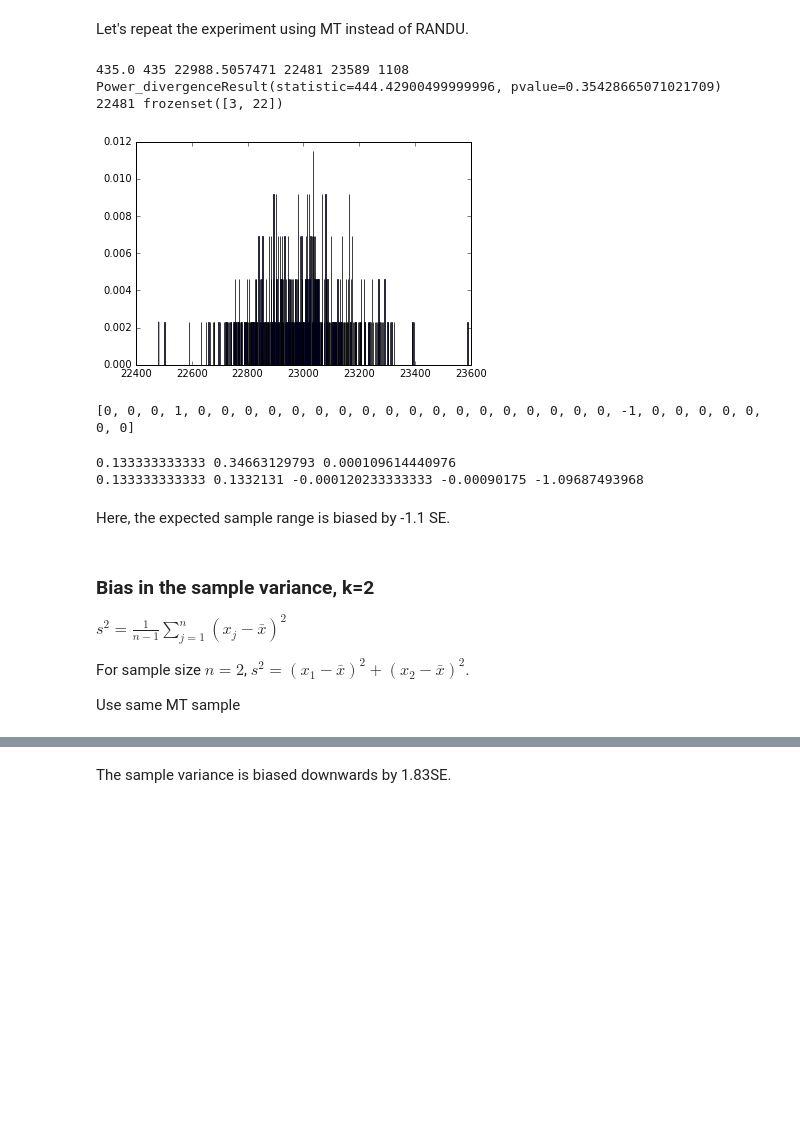
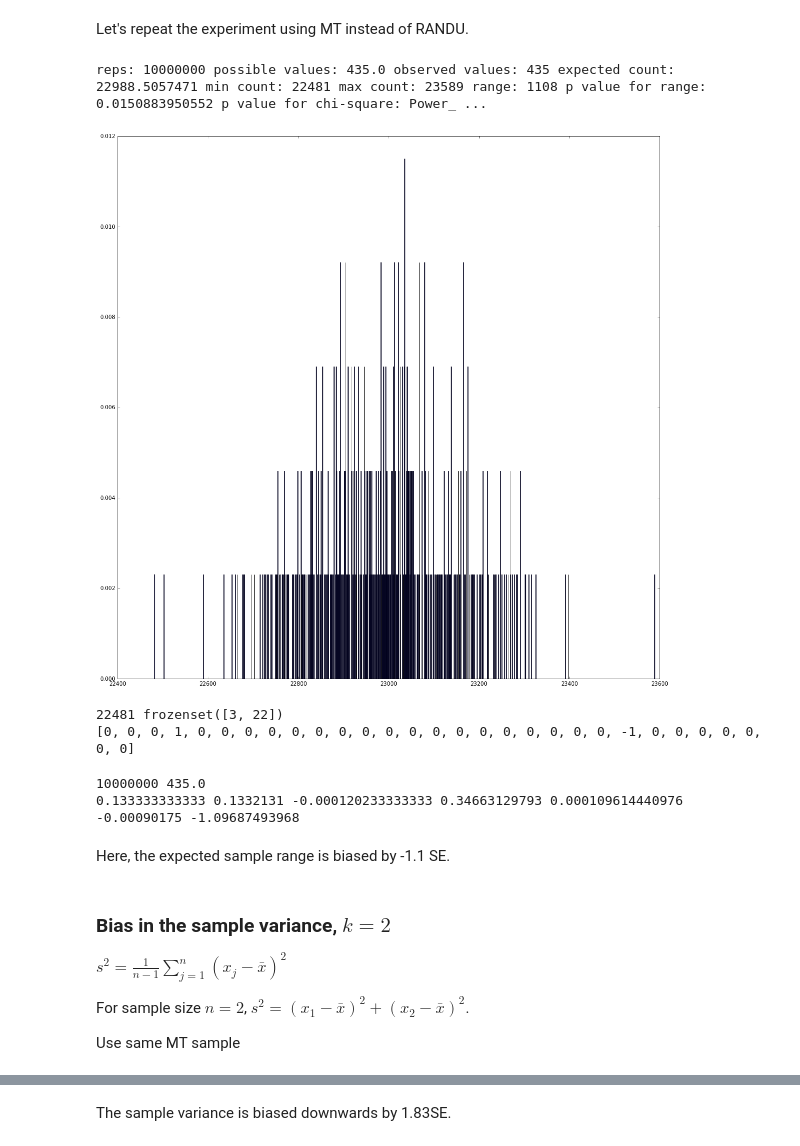
Before and after one commit to pbstark/pseudorandom, a Jupyter notebook: sample_counter.ipynb, the cells around one changed output, grey strips where cells are left out. Saved outputs shown, nothing was run; the diff lists cells and outputs as text; code cells hidden in the pictures; blank space fills up the shorter version.

```diff
--- a/sample_counter.ipynb
+++ b/sample_counter.ipynb
@@ -1039,12 +1011,0 @@ for i in xrange(reps):
-# %%
-maxct = np.amax(uniqueSamples.values())
-minct = np.amin(uniqueSamples.values())
-vals = sp.special.binom(n,k)
-obsVals = len(uniqueSamples)
-eCt = reps/vals
-print vals, obsVals, eCt, minct, maxct, maxct-minct
-print sp.stats.chisquare(uniqueSamples.values(), axis=None)
-ns, bins, patches = plt.hist(uniqueSamples.values(), maxct-minct+1, normed=1, facecolor='blue', alpha=0.75)
-plt.rcParams['figure.figsize'] = (18.0, 18.0)
-minFreq = np.argmin(uniqueSamples.values())
-print uniqueSamples.values()[minFreq], uniqueSamples.keys()[minFreq]
@@ -1096,44 +1054,33 @@ Let's repeat the experiment using MT instead of RANDU.
 # Mersenne Twister
 mtg = Random(1234567890) # set seed of MT
 
+n=30
+k=2
 reps = int(10**7)
 
-n = 30
-k = 2
-
-uniqueSamples = dict()
-
-for i in xrange(reps):
-    sam = frozenset(PIKK(n, k, mtg))
-    if sam in uniqueSamples:
-        uniqueSamples[sam] += 1
-    else:
-        uniqueSamples[sam] = 1
+uniqueSamplesMT = tallySamples(n, k, mtg, reps)
 # %%
-maxct = np.amax(uniqueSamples.values())
-minct = np.amin(uniqueSamples.values())
-vals = sp.special.binom(n,k)
-obsVals = len(uniqueSamples)
-eCt = reps/vals
-print vals, obsVals, eCt, minct, maxct, maxct-minct
-print sp.stats.chisquare(uniqueSamples.values(), axis=None)
-ns, bins, patches = plt.hist(uniqueSamples.values(), maxct-minct+1, normed=1, facecolor='blue', alpha=0.75)
+[reps2, vals, obsVals, ect, maxct, minct, rangect, pvalueRange, pvalueChi2] =\
+    summarizeSams(uniqueSamplesMT.values(), n, k, verbose=True)
+
+ns, bins, patches = plt.hist(uniqueSamplesMT.values(), maxct-minct+1, normed=1, facecolor='blue', alpha=0.75)
 plt.rcParams['figure.figsize'] = (18.0, 18.0)
-minFreq = np.argmin(uniqueSamples.values())
-print uniqueSamples.values()[minFreq], uniqueSamples.keys()[minFreq]
 # %% [output]
-435.0 435 22988.5057471 22481 23589 1108
-Power_divergenceResult(statistic=444.42900499999996, pvalue=0.35428665071021709)
-22481 frozenset([3, 22])
+reps: 10000000 possible values: 435.0 observed values: 435 expected count: 22988.5057471 min count: 22481 max count: 23589 range: 1108 p value for range: 0.0150883950552 p value for chi-square: Power_ ...
-[figure, old version]
+[figure, new version]
 # %%
+minFreq = np.argmin(uniqueSamplesMT.values())
+print uniqueSamplesMT.values()[minFreq], uniqueSamplesMT.keys()[minFreq]
+
 x = [0]*n
 i = 0
-for k in uniqueSamples.keys()[minFreq]: # set extremes to +/-1
+for k in uniqueSamplesMT.keys()[minFreq]: # set extremes to +/-1
     x[k]= (-1)**i
     i = i+1
+
 print x
 # %% [output]
+22481 frozenset([3, 22])
 [0, 0, 0, 1, 0, 0, 0, 0, 0, 0, 0, 0, 0, 0, 0, 0, 0, 0, 0, 0, 0, 0, -1, 0, 0, 0, 0, 0, 0, 0]
 # %%
 # distribution of range:
@@ -1147,24 +1094,17 @@ seRange = math.sqrt(((2-eRange)**2 + 2*28*(1-eRange)**2 + 14*27*(0-eRange)**2)/v
 
 seMeanRange = seRange/math.sqrt(reps)
 
-print eRange, seRange, seMeanRange
+samRange = aveSamRange(uniqueSamplesMT)
 
-m = 0
-totCnt = 0
-for sam, cnt in uniqueSamples.items():
-    m += np.ptp([x[i] for i in sam])*cnt
-    totCnt += cnt
-
-samRange = m/totCnt
 diff = samRange-eRange
-print eRange, samRange, diff, diff/eRange, diff/seMeanRange
+print reps, vals, '\n', eRange, samRange, diff, seRange, seMeanRange, diff/eRange, diff/seMeanRange
 # %% [output]
-0.133333333333 0.34663129793 0.000109614440976
-0.133333333333 0.1332131 -0.000120233333333 -0.00090175 -1.09687493968
+10000000 435.0
+0.133333333333 0.1332131 -0.000120233333333 0.34663129793 0.000109614440976 -0.00090175 -1.09687493968
 # %% [markdown]
 Here, the expected sample range is biased by -1.1 SE.
 # %% [markdown]
-### Bias in the sample variance, k=2
+### Bias in the sample variance, $k=2$
 
 $s^2 = \frac{1}{n-1} \sum_{j=1}^n (x_j - \bar{x})^2$
 
```
Also changed, not shown: parts of 40 cells of this notebook.
